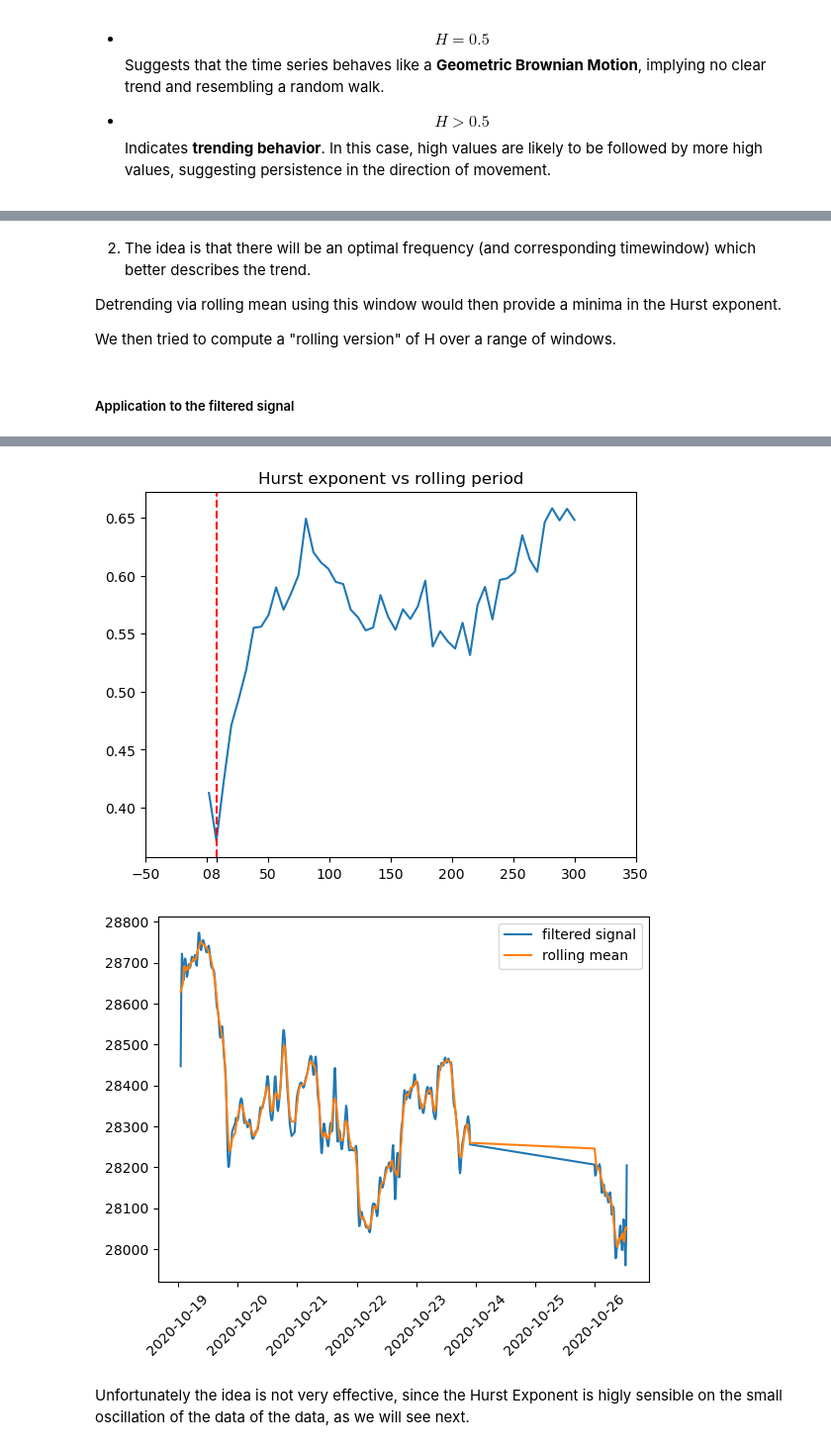
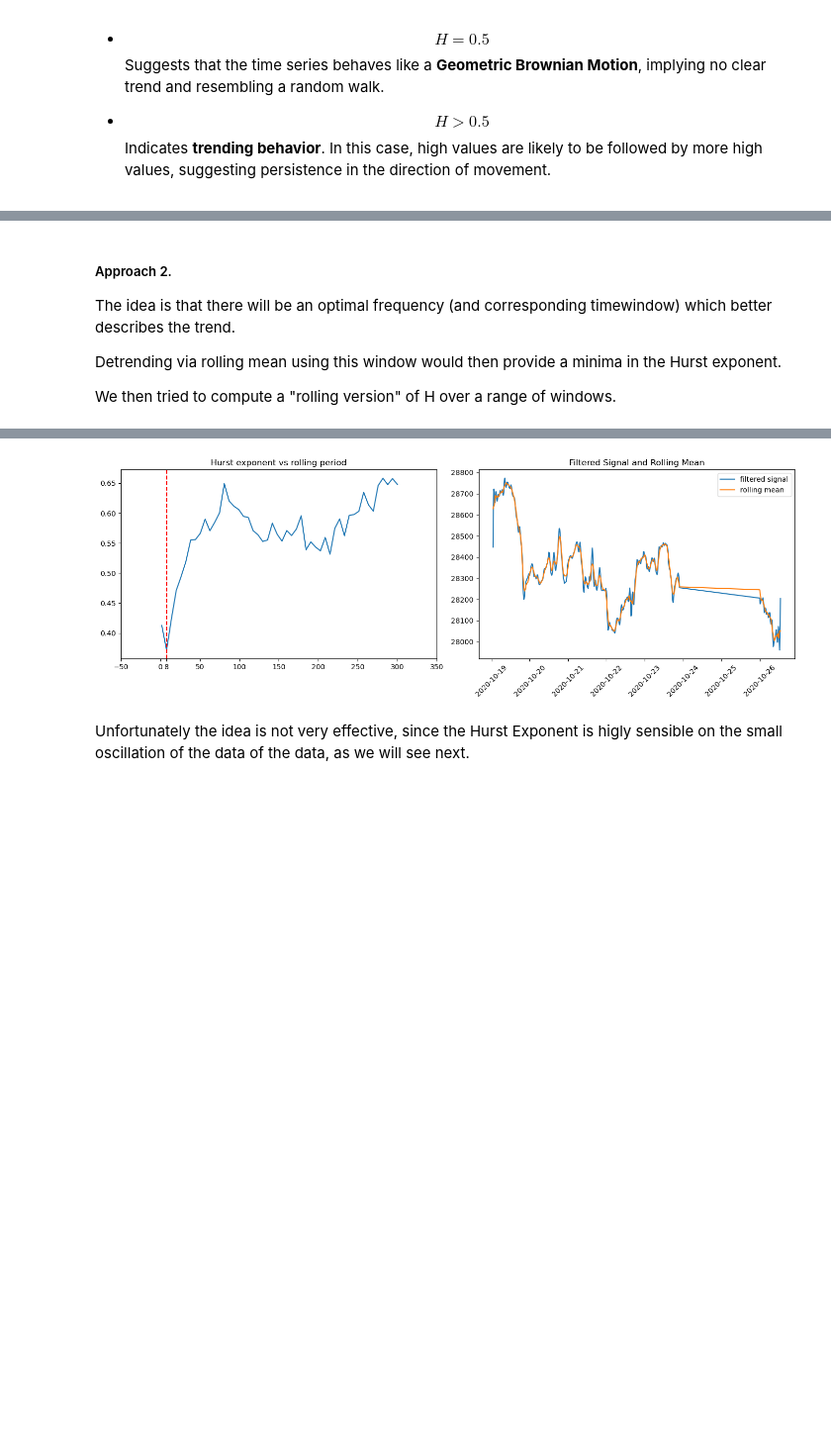
Before and after one commit to pietro-biliato/LCP_project, a Jupyter notebook: XSOR_report_final.ipynb, the cells around one changed output, grey strips where cells are left out. Shown at 99% size. Saved outputs shown, nothing was run; the diff lists cells and outputs as text; code cells hidden in the pictures; blank space fills up the shorter version.

```diff
--- a/XSOR_report_final.ipynb
+++ b/XSOR_report_final.ipynb
@@ -314,14 +274,13 @@ We tried to apply this metric in two ways:
 
 Let's analyse this approaches:
 # %% [markdown]
-2. The idea is that there will be an optimal frequency (and corresponding timewindow) which better describes the trend.
+##### Approach 2.
+The idea is that there will be an optimal frequency (and corresponding timewindow) which better describes the trend.
 
 Detrending via rolling mean using this window would then provide a minima in the Hurst exponent.
 
 
 We then tried to compute a "rolling version" of H over a range of windows.
-# %% [markdown]
-##### Application to the filtered signal
 # %%
 filtered_sig=filtered_sig_series
 H_rollv=[]
@@ -334,37 +293,39 @@ for window in x:
     H, c, data = compute_Hc(filtered_sig,kind='random_walk', simplified=False)
     H_rollv.append(H_roll)
 # %%
-# Plot the Hurst exponent vs rolling period
-plt.plot(x, H_rollv)
-plt.title("Hurst exponent vs rolling period")
+import matplotlib.pyplot as plt
+import numpy as np
+
+fig, axes = plt.subplots(nrows=1, ncols=2, figsize=(14, 5))
+
+
+#PLOT1: Hurst exponent vs rolling period (Left Axis: axes[0])
+
+axes[0].plot(x, H_rollv)
+axes[0].set_title("Hurst exponent vs rolling period")
 
 # Find the x-value and y-value corresponding to the minimum of H_rollv
 xmin = x[np.argmin(H_rollv)]
 Hmin = H_rollv[np.argmin(H_rollv)]
 
-# Print the minimum point
-print("Minimum for x =", xmin, "\nH_min =", Hmin)
+print("Minimum for x =", xmin, "\nH_min =", Hmin) # Print the minimum point
+axes[0].axvline(x=xmin, color='red', linestyle='--') # Plot a red vertical line at x = xmin
 
-# Plot a red vertical line at x = xmin
-plt.axvline(x=xmin, color='red', linestyle='--')
-
-# Get the current x-ticks
-current_ticks = plt.gca().get_xticks()
-
-# Add xmin to the current ticks
+#Set the new x-ticks
+current_ticks = axes[0].get_xticks()
 new_ticks = np.append(current_ticks, xmin)
-
-# Set the new x-ticks (including the previous ones and xmin)
-plt.xticks(new_ticks)
-
-# Display the plot
-plt.show()
+axes[0].set_xticks(new_ticks)
 
 
-plt.plot(filtered_sig, label="filtered signal")
-plt.plot(filtered_sig.rolling(window=int(xmin), min_periods=1, center=True).mean(), label="rolling mean")
-plt.xticks(rotation=45)
-plt.legend()
+# PLOT 2: Filtered signal and rolling mean (Right Axis: axes[1])
+axes[1].plot(filtered_sig, label="filtered signal")
+axes[1].plot(filtered_sig.rolling(window=int(xmin), min_periods=1, center=True).mean(), label="rolling mean")
+axes[1].set_title("Filtered Signal and Rolling Mean")
+axes[1].legend()
+axes[1].tick_params(axis='x', rotation=45)
+
+
+plt.tight_layout()
 plt.show()
 # %% [output]
 Minimum for x = 8.081632653061224
@@ -372,5 +333,4 @@ H_min = 0.3714390995286591
-[figure, old version]
+[figure, new version]
-[figure, removed]
 # %% [markdown]
 Unfortunately the idea is not very effective, since the Hurst Exponent is higly sensible on the small oscillation of the data of the data, as we will see next.
 # %% [markdown]
```
Also changed, not shown: parts of 56 cells of this notebook, 4 other files.
